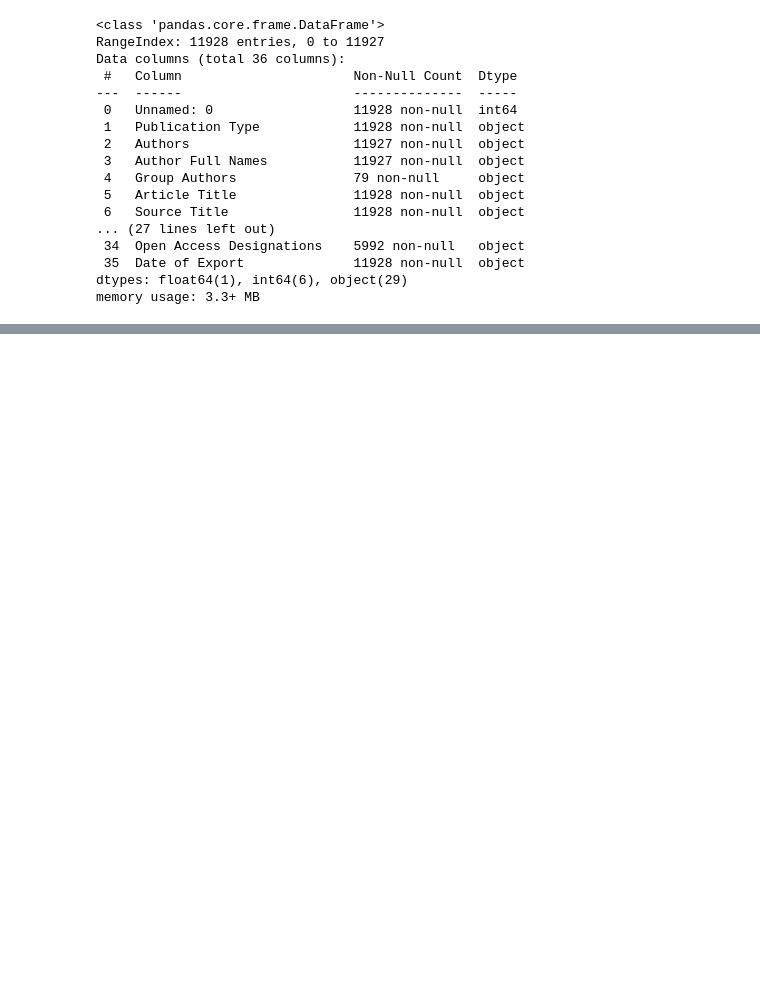
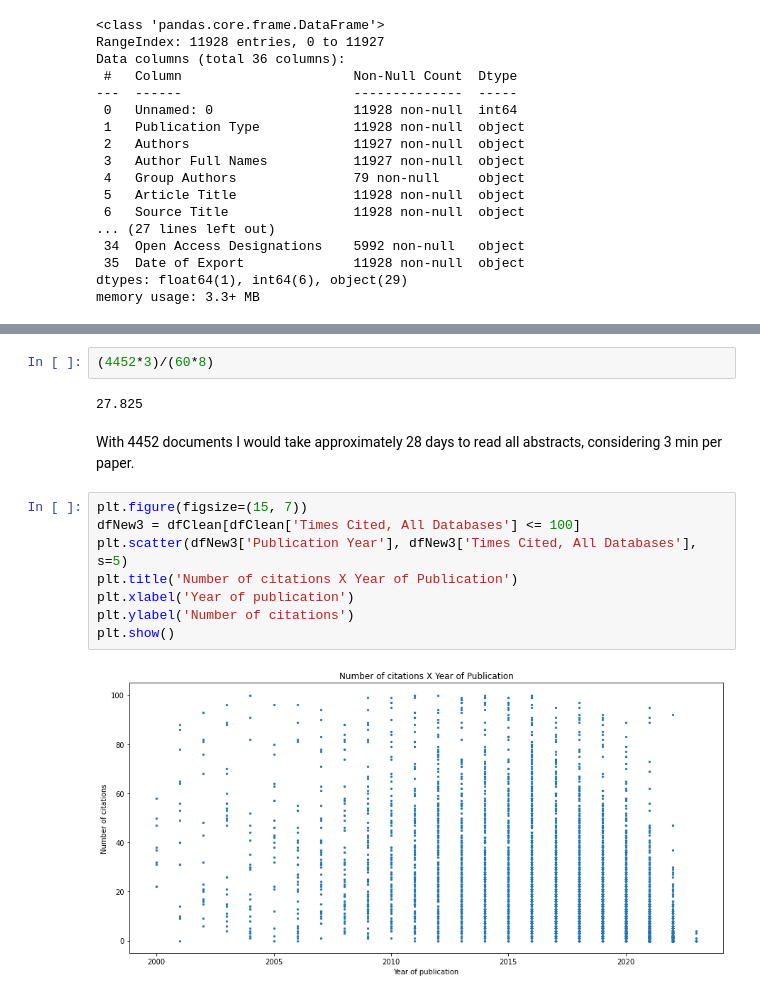
Before and after one commit to vitorhirata/resilience-metrics-review, a Jupyter notebook: analise-review.ipynb, the cells around one changed output, grey strips where cells are left out. Drawn from its saved outputs; the diff is of its cells as text; blank space fills up the shorter version.

```diff
--- a/analise-review.ipynb
+++ b/analise-review.ipynb
@@ -26,0 +137,16 @@ memory usage: 3.3+ MB
+# %%
+(4452*3)/(60*8)
+# %% [output]
+27.825
+# %% [markdown]
+With 4452 documents I would take approximately 28 days to read all abstracts, considering 3 min per paper.
+# %%
+plt.figure(figsize=(15, 7))
+dfNew3 = dfClean[dfClean['Times Cited, All Databases'] <= 100]
+plt.scatter(dfNew3['Publication Year'], dfNew3['Times Cited, All Databases'], s=5)
+plt.title('Number of citations X Year of Publication')
+plt.xlabel('Year of publication')
+plt.ylabel('Number of citations')
+plt.show()
+# %% [output]
+[figure, added]
```
Also changed, not shown: parts of 11 cells of this notebook.
